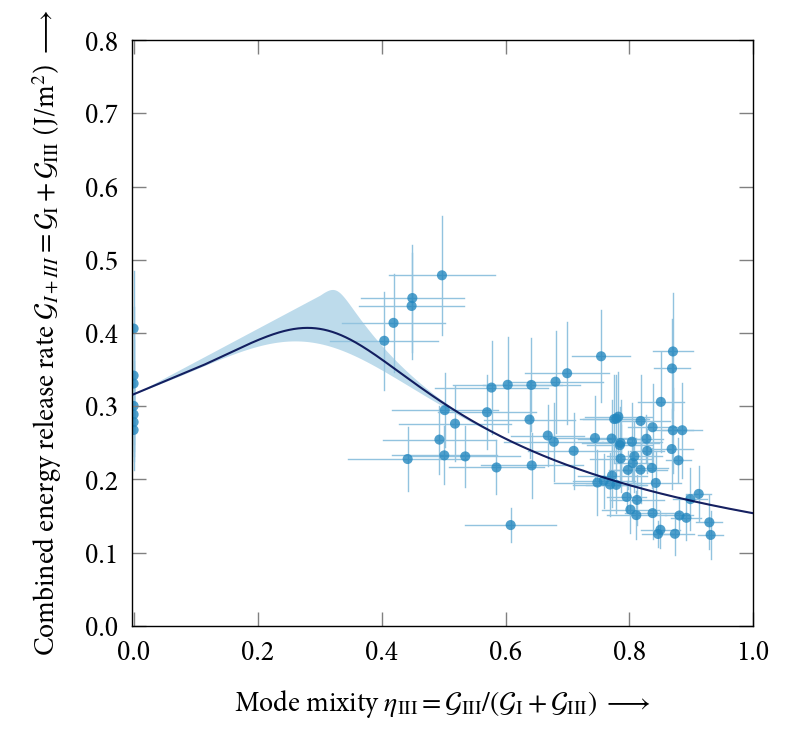
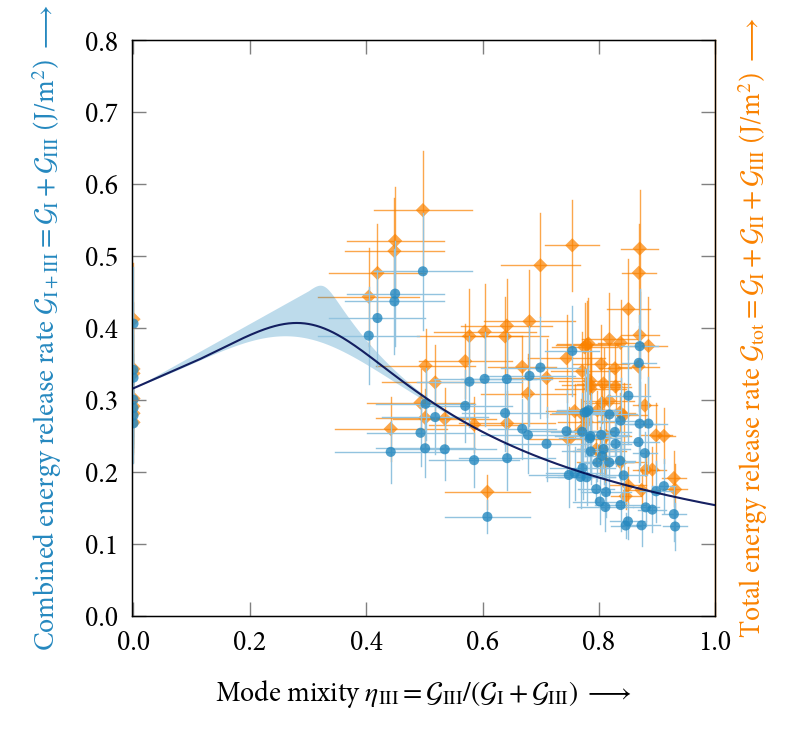
Code edit (unified diff) that turned the first committed figure into the second:
--- before
+++ after
@@ -2,5 +2,5 @@
     df_or_path=path_metadata+"/M3DC_raw.parquet",
     title=None,
-    figsize=(8, 7.5),
+    figsize=(8, 7.4),
     dpi=100,
     alpha=0.8,
@@ -14,3 +14,4 @@
     y_lim=(0,0.8),
     fit_param=opt_param,
+    show_total_err=True
 )

Commit: update: Review update on figure 7 to integrate literature data and total energy release rate.